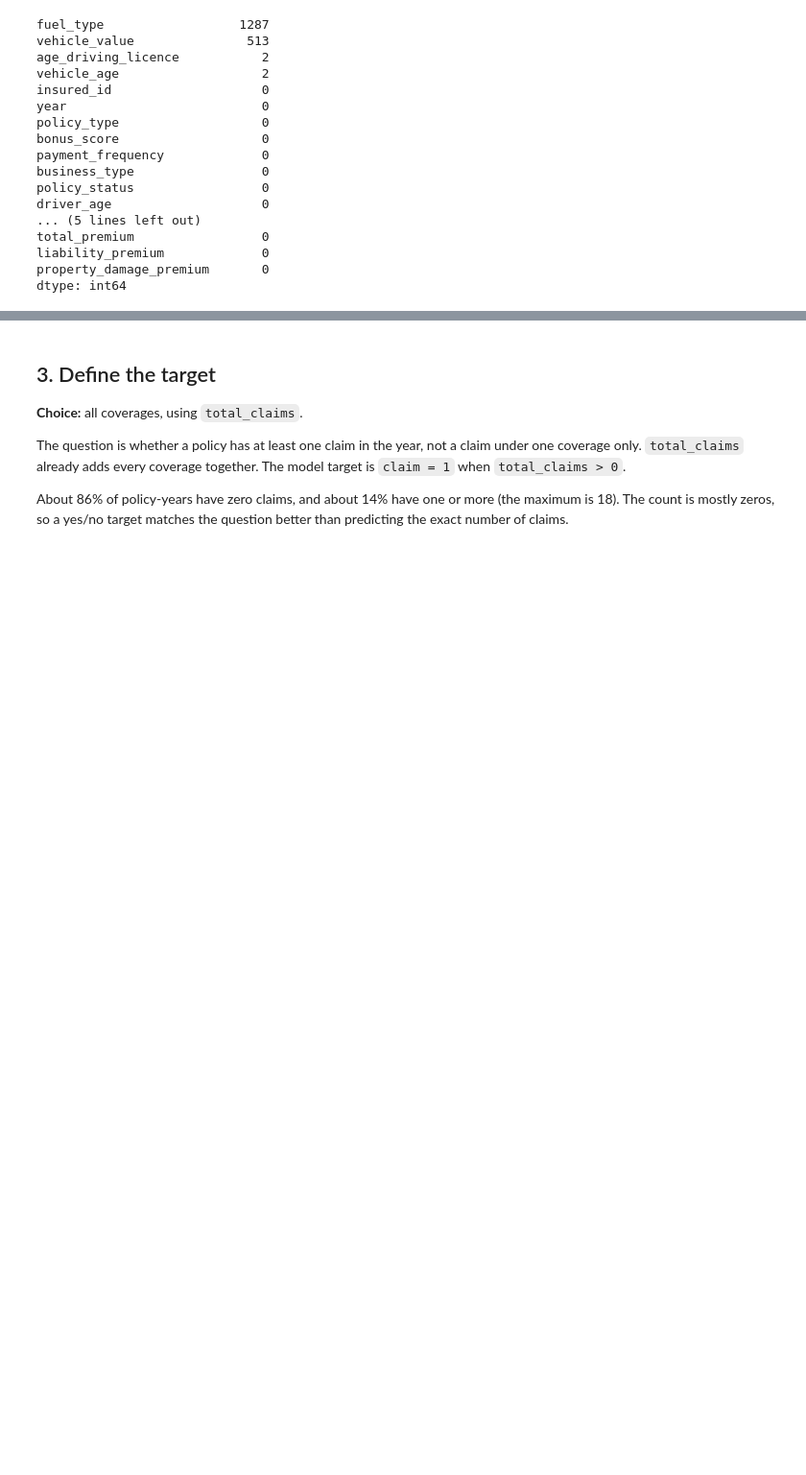
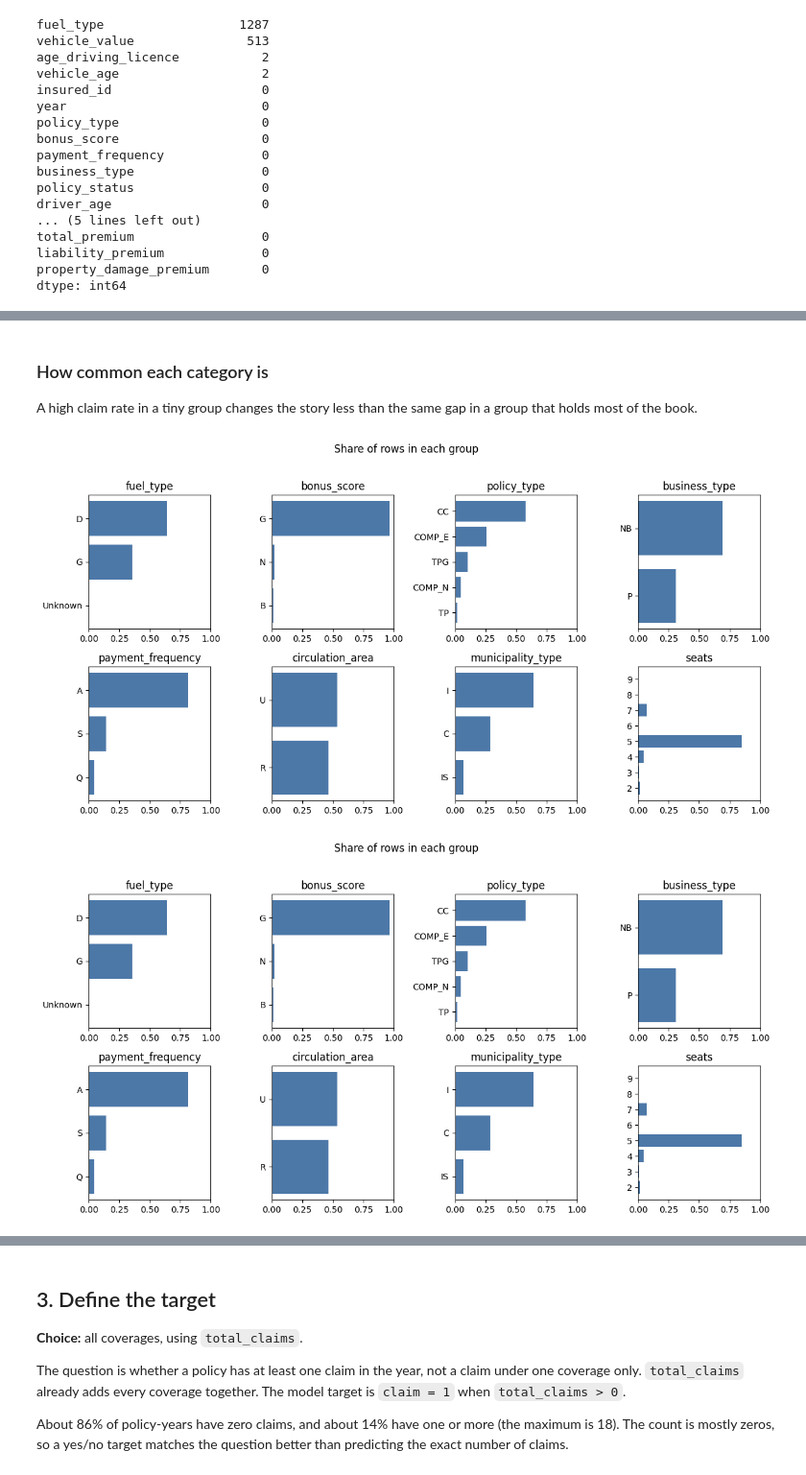
Before and after one commit to angekonan715/predictNextClaim, a Jupyter notebook: notebooks/01_eda.ipynb, the cells around one changed output, grey strips where cells are left out. Shown at 96% size. Cells and saved outputs as stored; diff of their text form; code cells hidden in the pictures; blank space fills up the shorter version.

```diff
--- a/notebooks/01_eda.ipynb
+++ b/notebooks/01_eda.ipynb
@@ -83,0 +181,24 @@ dtype: int64
+# %% [markdown]
+### How common each category is
+
+A high claim rate in a tiny group changes the story less than the same gap in a group that holds most of the book.
+# %%
+mix_cols = [
+    "fuel_type", "bonus_score", "policy_type", "business_type",
+    "payment_frequency", "circulation_area", "municipality_type", "seats",
+]
+fig, axes = plt.subplots(2, 4, figsize=(12, 6))
+for ax, col in zip(axes.ravel(), mix_cols):
+    if col == "seats":
+        share = raw[col].value_counts(normalize=True).sort_index()
+    else:
+        share = raw[col].fillna("Unknown").value_counts(normalize=True).sort_values()
+    ax.barh(share.index.astype(str), share.to_numpy(), color="#4C78A8")
+    ax.set_xlim(0, 1)
+    ax.set_title(col)
+fig.suptitle("Share of rows in each group", y=1.02)
+fig.tight_layout()
+fig
+# %% [output]
+[figure, added]
+[figure, added]
```
Also changed, not shown: parts of 15 cells of this notebook, 1 other file.
